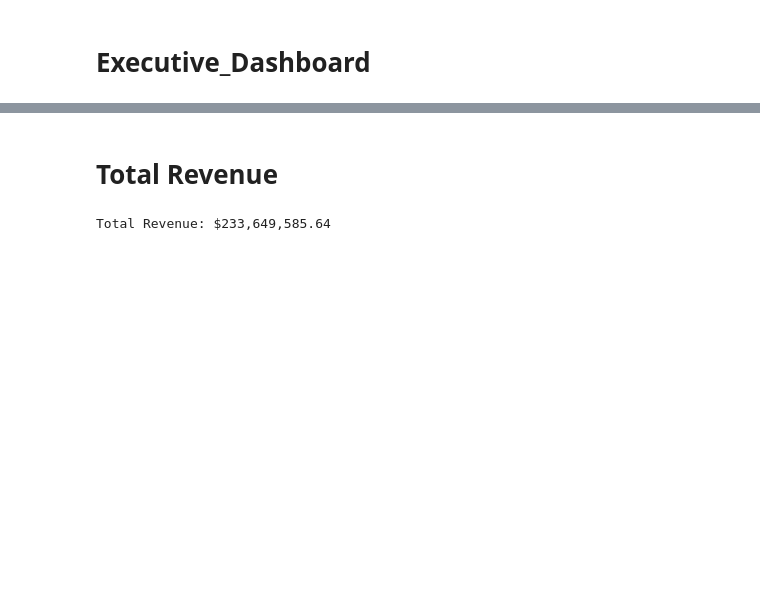
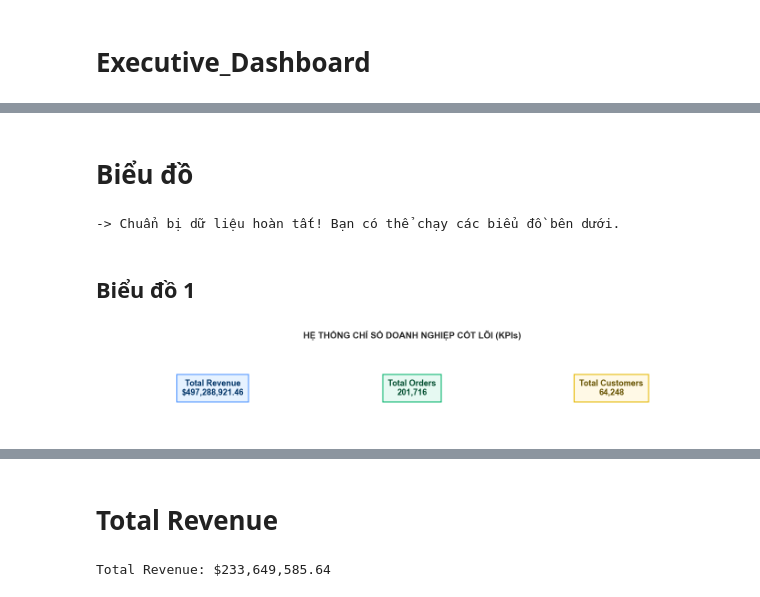
Before and after one commit to fanta2k5/PRO2291_duantotnghiep1, a Jupyter notebook: notebooks/Visualization/executive_dashboard.ipynb, the cells around one changed output, grey strips where cells are left out. Saved outputs shown, nothing was run; the diff lists cells and outputs as text; code cells hidden in the pictures; blank space fills up the shorter version.

Commit message:
push lại biểu đồ ED (Thức)

```diff
--- a/notebooks/Visualization/executive_dashboard.ipynb
+++ b/notebooks/Visualization/executive_dashboard.ipynb
@@ -431,0 +182,78 @@ plt.show()
+# %% [markdown]
+# Biểu đồ
+# %%
+import pandas as pd
+import matplotlib.pyplot as plt
+import seaborn as sns
+import os
+
+# Cấu hình giao diện chung
+sns.set_theme(style="whitegrid")
+plt.rcParams['font.family'] = 'sans-serif'
+
+# Đọc dữ liệu chi tiết
+fact_path = "E:/Dự Án Tốt Nghiệp/PRO2291_duantotnghiep1/data/dim_fact/fact_sales.csv"
+if not os.path.exists(fact_path):
+    fact_path = "../../data/dim_fact/fact_sales.csv"
+
+df_raw = pd.read_csv(fact_path)
+
+# Tìm cột ngày tháng
+possible_date_cols = ['order_date', 'Order Date', 'date', 'Date', 'sales_date']
+date_col = next((col for col in df_raw.columns if col in possible_date_cols), None)
+if date_col is None:
+    date_col = next((col for col in df_raw.columns if 'date' in col.lower() or 'month' in col.lower()), df_raw.columns[0])
+
+# Chuẩn hóa thời gian và doanh thu
+df_raw[date_col] = df_raw[date_col].astype(str)
+df_raw['clean_date'] = pd.to_datetime(df_raw[date_col], errors='coerce')
+if df_raw['clean_date'].isna().sum() == len(df_raw):
+    df_raw['clean_date'] = pd.to_datetime(df_raw[date_col], format='%b-%y', errors='coerce')
+
+df_raw = df_raw.dropna(subset=['clean_date'])
+df_raw['year_month'] = df_raw['clean_date'].dt.to_period('M')
+
+if df_raw['revenue'].dtype == 'object':
+    df_raw['revenue'] = df_raw['revenue'].astype(str).str.replace('$', '', regex=False).str.replace(',', '', regex=False)
+df_raw['revenue'] = pd.to_numeric(df_raw['revenue'], errors='coerce')
+
+# Định danh cột đơn hàng
+order_col = 'order_id' if 'order_id' in df_raw.columns else ('id' if 'id' in df_raw.columns else df_raw.columns[0])
+
+# Gom nhóm dữ liệu theo tháng
+df_monthly = df_raw.groupby('year_month').agg(
+    revenue=('revenue', 'sum'),
+    orders=(order_col, 'nunique')
+).reset_index()
+
+df_monthly = df_monthly.sort_values('year_month').reset_index(drop=True)
+df_monthly['month_label'] = df_monthly['year_month'].astype(str)
+df_monthly['revenue_growth_rate'] = df_monthly['revenue'].pct_change() * 100
+
+print("-> Chuẩn bị dữ liệu hoàn tất! Bạn có thể chạy các biểu đồ bên dưới.")
+# %% [output]
+-> Chuẩn bị dữ liệu hoàn tất! Bạn có thể chạy các biểu đồ bên dưới.
+# %% [markdown]
+## Biểu đồ 1
+# %%
+fig, ax = plt.subplots(figsize=(14, 2.5))
+ax.axis('off')
+
+# Tính toán giá trị tổng quan
+total_revenue = df_raw['revenue'].sum()
+total_orders = df_raw[order_col].nunique()
+total_customers = df_raw['customer_id'].nunique() if 'customer_id' in df_raw.columns else df_raw[df_raw.columns[0]].nunique()
+
+card_style_1 = dict(boxstyle="square,pad=0.6", facecolor="#e6f2ff", edgecolor="#4d94ff", linewidth=1.5)
+card_style_2 = dict(boxstyle="square,pad=0.6", facecolor="#e6f9f2", edgecolor="#00b36b", linewidth=1.5)
+card_style_3 = dict(boxstyle="square,pad=0.6", facecolor="#fff9e6", edgecolor="#e6b800", linewidth=1.5)
+
+ax.text(0.18, 0.5, f"Total Revenue\n${total_revenue:,.2f}", transform=ax.transAxes, fontsize=13, fontweight='bold', ha='center', va='center', color='#003366', bbox=card_style_1)
+ax.text(0.50, 0.5, f"Total Orders\n{total_orders:,}", transform=ax.transAxes, fontsize=13, fontweight='bold', ha='center', va='center', color='#004d2e', bbox=card_style_2)
+ax.text(0.82, 0.5, f"Total Customers\n{total_customers:,}", transform=ax.transAxes, fontsize=13, fontweight='bold', ha='center', va='center', color='#665200', bbox=card_style_3)
+
+plt.title('HỆ THỐNG CHỈ SỐ DOANH NGHIỆP CỐT LÕI (KPIs)', fontsize=14, fontweight='bold', pad=15)
+plt.tight_layout()
+plt.show()
+# %% [output]
+[figure, added]
```
Also changed, not shown: parts of 18 cells of this notebook.
